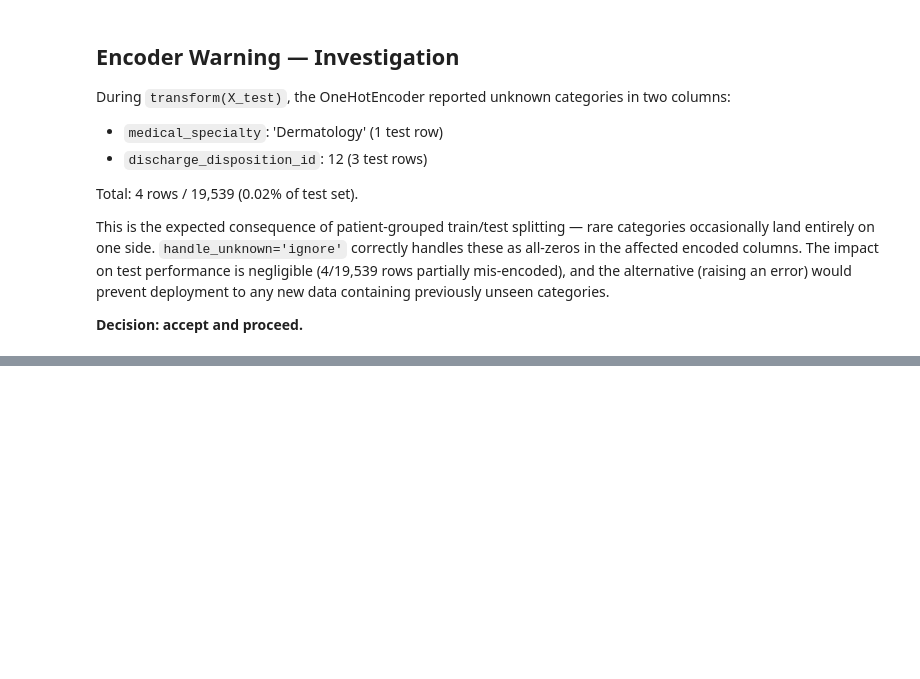
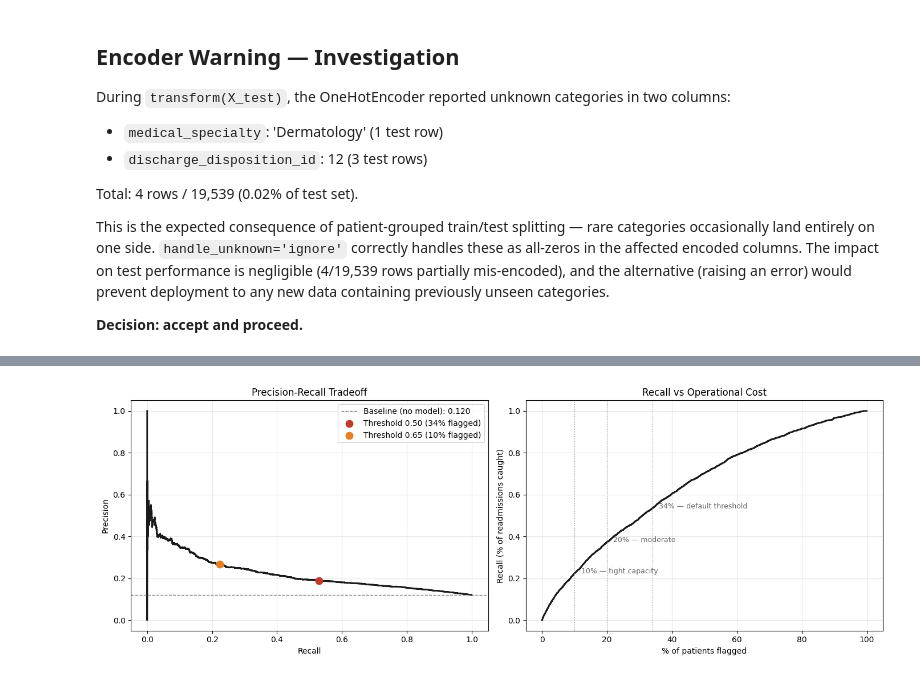
Before and after one commit to Justsharon/readmission-risk-model, a Jupyter notebook: notebooks/03_modeling.ipynb, the cells around one changed output, grey strips where cells are left out. Saved outputs shown, nothing was run; the diff lists cells and outputs as text; code cells hidden in the pictures; blank space fills up the shorter version.

```diff
--- a/notebooks/03_modeling.ipynb
+++ b/notebooks/03_modeling.ipynb
@@ -438,0 +555,12 @@ data containing previously unseen categories.
+# %%
+import numpy as np
+
+# Find the threshold that flags 10% of patients
+capacity_threshold = np.quantile(y_test_proba, 0.90)
+print(f"Capacity-matched threshhold (90th percentile): {capacity_threshold:.4f}")
+
+# Apply it
+y_test_pred_capacity = (y_test_proba >= capacity_threshold).astype(int)
+
+# Verify it flags ~10%
+print(f"Flagged patients: {y_test_pred_capacity.sum():,} ({y_test_pred_capacity.mean()*100:.1f}%)")
@@ -438,0 +622,66 @@ data containing previously unseen categories.
+# %%
+import os
+import matplotlib.pyplot as plt
+from sklearn.metrics import precision_recall_curve
+
+os.makedirs('figures', exist_ok=True)
+
+# Compute PR curve points across all thresholds
+precision_curve, recall_curve, thresholds_pr = precision_recall_curve(y_test, y_test_proba)
+
+# Compute flag rate at each threshold (for capacity reasoning)
+# thresholds_pr is 1 shorter than precision/recall arrays — sklearn convention
+flag_rates = []
+for t in thresholds_pr:
+    flag_rates.append((y_test_proba >= t).mean())
+flag_rates = np.array(flag_rates)
+
+# Plot setup
+fig, axes = plt.subplots(1, 2, figsize=(14, 5))
+
+# Plot 1: Precision-Recall curve
+ax = axes[0]
+ax.plot(recall_curve, precision_curve, color='#1a1a1a', linewidth=2)
+ax.axhline(y=y_test.mean(), color='gray', linestyle='--', linewidth=1,
+           label=f'Baseline (no model): {y_test.mean():.3f}')
+ax.set_xlabel('Recall')
+ax.set_ylabel('Precision')
+ax.set_title('Precision-Recall Tradeoff')
+ax.legend(loc='upper right')
+ax.grid(alpha=0.3)
+
+# Mark the two operating points we've examined
+default_recall = recall_score(y_test, y_test_pred)
+default_precision = precision_score(y_test, y_test_pred)
+capacity_recall = recall_score(y_test, y_test_pred_capacity)
+capacity_precision = precision_score(y_test, y_test_pred_capacity)
+
+ax.scatter([default_recall], [default_precision], color='#c0392b', s=80, zorder=5,
+           label=f'Threshold 0.50 (34% flagged)')
+ax.scatter([capacity_recall], [capacity_precision], color='#e67e22', s=80, zorder=5,
+           label=f'Threshold 0.65 (10% flagged)')
+ax.legend(loc='upper right')
+
+# Plot 2: Recall vs Flag Rate (the operational view)
+ax = axes[1]
+ax.plot(flag_rates * 100, recall_curve[:-1], color='#1a1a1a', linewidth=2)
+ax.set_xlabel('% of patients flagged')
+ax.set_ylabel('Recall (% of readmissions caught)')
+ax.set_title('Recall vs Operational Cost')
+ax.grid(alpha=0.3)
+
+# Mark realistic operating points
+for flag_pct, label in [(10, '10% — tight capacity'),
+                         (20, '20% — moderate'),
+                         (34, '34% — default threshold')]:
+    idx = np.argmin(np.abs(flag_rates * 100 - flag_pct))
+    ax.axvline(x=flag_pct, color='gray', linestyle=':', linewidth=0.8)
+    ax.annotate(label, xy=(flag_pct, recall_curve[idx]),
+                xytext=(flag_pct + 2, recall_curve[idx]),
+                fontsize=9, color='#666')
+
+plt.tight_layout()
+plt.savefig('figures/baseline_pr_curves.png', dpi=120, bbox_inches='tight')
+plt.show()
+# %% [output]
+[figure, added]
```
Also changed, not shown: parts of 20 cells of this notebook.
